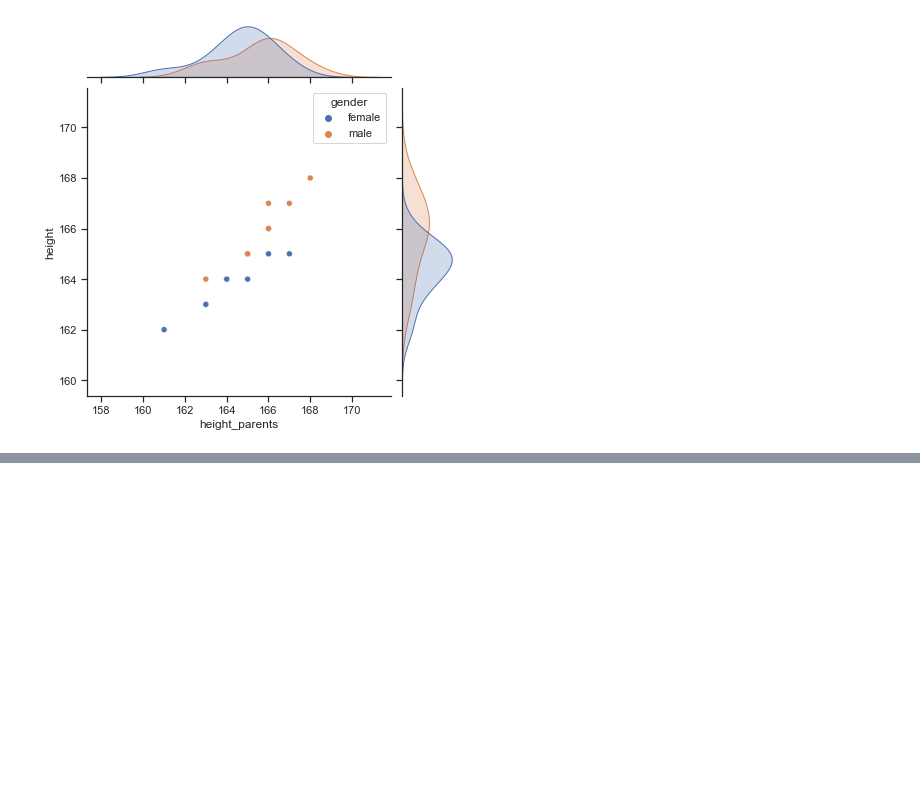
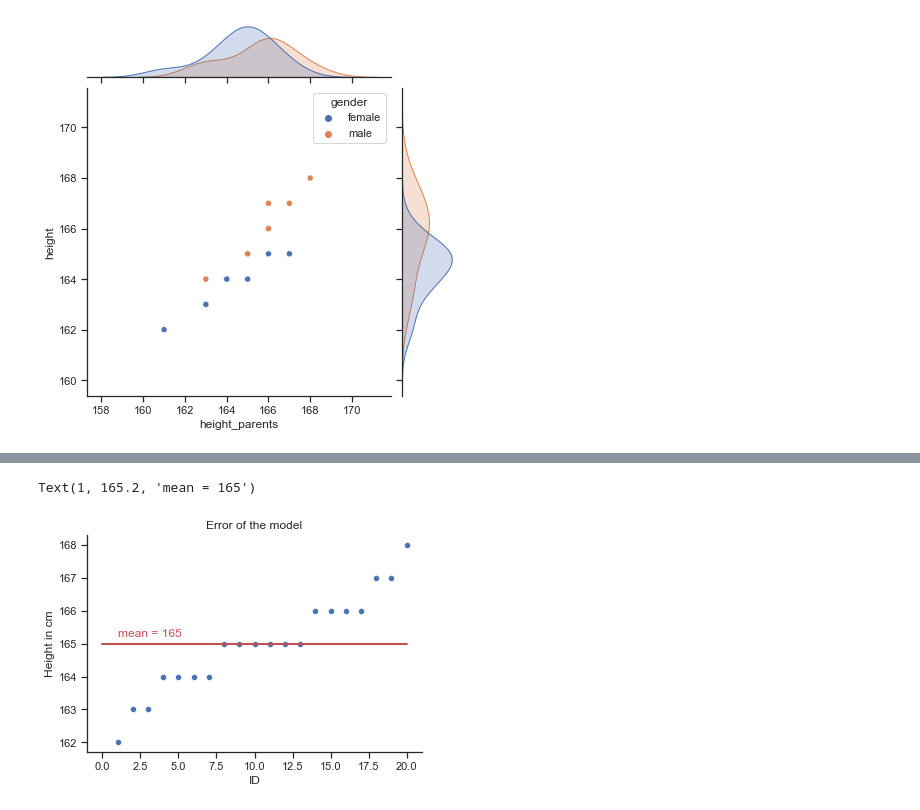
Before and after one commit to lenabinder1001/linear-regression, a Jupyter notebook: notebooks/linear-regression.ipynb, the cells around one changed output, grey strips where cells are left out. Drawn from its saved outputs; the diff is of its cells as text; code cells hidden in the pictures; blank space fills up the shorter version.

Commit message:
added model 1 (mean)

```diff
--- a/notebooks/linear-regression.ipynb
+++ b/notebooks/linear-regression.ipynb
@@ -159,0 +167,5 @@ sns.jointplot(x="height_parents", y ="height", hue="gender", data=df)
+# %%
+# add the mean (average) to the DataFrame
+df = df.assign(average = df["height"].mean())
+
+df.head()
@@ -159,0 +179,13 @@ sns.jointplot(x="height_parents", y ="height", hue="gender", data=df)
+# %%
+# create scatterplot
+plt = sns.scatterplot(x="id", y ="height", data=df);
+
+# labels and title
+plt.set(xlabel="ID", ylabel="Height in cm", title="Error of the model");
+
+# add our mean value
+plt.plot([0, 20], [165, 165], linewidth=2, color="r");
+plt.text(1, 165.2, "mean = 165", rotation=0, color="r")
+# %% [output]
+Text(1, 165.2, 'mean = 165')
+[figure, added]
```
Also changed, not shown: parts of 3 cells of this notebook.
